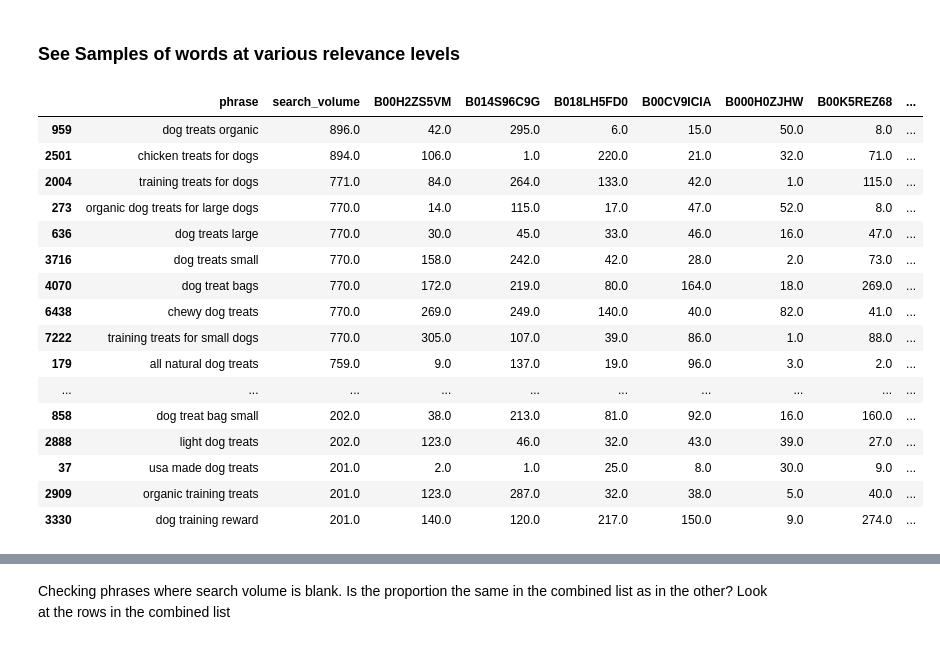
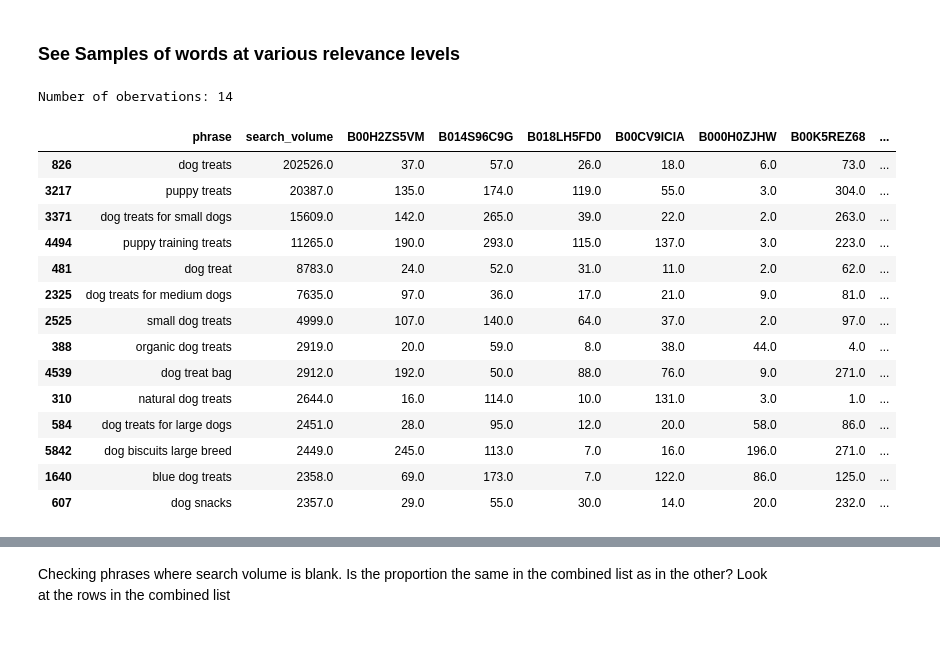
Before and after one commit to RumTumTum/amazon_ad_group_builder, a Jupyter notebook: advertising_split.ipynb, the cells around one changed output, grey strips where cells are left out. Cells and saved outputs as stored; diff of their text form; code cells hidden in the pictures.

```diff
--- a/advertising_split.ipynb
+++ b/advertising_split.ipynb
@@ -228,45 +266,58 @@ relevance_df
 ### See Samples of words at various relevance levels
 # %%
 # set various cutoffs and levels of relevance to show
-cutoff, show_greater_than = 500, 0.9 # rank cutoff to use to create relevance score and relevance score cutoff
-search_volume_cutoff = 1000 #minimum cutoff of search_volume
+cutoff = 500
+
+lower_limit_relevance = 0.9 # rank cutoff to use to create relevance score and relevance score cutoff
+upper_limit_relevance = 1.5
+lower_limit_volume = 2000 #minimum cutoff of search_volume
+upper_limit_volume = 10000000
 show_rows = 1000 # number of rows to show
 data_test = data['combined'].copy()
 
 
-# level_1 = [0.9,1000] # relevance > 0.9 & volume > 1000
-# level_2 = [0.9,0] # relevance > 0.9 & no minimum volume
-# level_3 =
+# Level 1 - Highest Rel High Vol = [0.9,1000] # relevance > 0.9 & volume > 1000
+# Level 2 - High Rel High Vol = [0.4,1000] # relevance > 0.9 & no minimum volume
+# level 3 - High Rel All Volume = [0.4,0]
+# Kitchen Sink  (removing high volume keywords) = [0.1,1000]
+# Level 4 - Almost Kitchen Sink = [0.2,0]
+# Kitchen Sink
 
 
 pd.set_option('display.max_rows', show_rows+1) # temporarily increase the number of rows shown in jupyter
 
 data_test['relevance'] = relevance(data['combined'][data['sheets']], cutoff)
 
-(
+data_test_filtered = (
     data_test[
-            (data_test.relevance > show_greater_than)
+            (data_test.relevance > lower_limit_relevance)
             &
-            (data_test.search_volume <= search_volume_cutoff)
+            (data_test.search_volume >= lower_limit_volume)
+            &
+            (data_test.relevance < upper_limit_relevance)
+            &
+            (data_test.search_volume < upper_limit_volume)
     ]
     .sort_values(by = ['relevance','search_volume'], ascending = False)
-).head(show_rows)
+)
+
+print ("Number of obervations: " + str(data_test_filtered.shape[0]) + '\n')
+data_test_filtered.head(show_rows)
 # data1.sort_values()
 # %% [output]
+Number of obervations: 14
 |  | phrase | search_volume | B00H2ZS5VM | B014S96C9G | B018LH5FD0 | B00CV9ICIA | B000H0ZJHW | B00K5REZ68 | ... |
-| 959 | dog treats organic | 896.0 | 42.0 | 295.0 | 6.0 | 15.0 | 50.0 | 8.0 | ... |
-| 2501 | chicken treats for dogs | 894.0 | 106.0 | 1.0 | 220.0 | 21.0 | 32.0 | 71.0 | ... |
-| 2004 | training treats for dogs | 771.0 | 84.0 | 264.0 | 133.0 | 42.0 | 1.0 | 115.0 | ... |
-| 273 | organic dog treats for large dogs | 770.0 | 14.0 | 115.0 | 17.0 | 47.0 | 52.0 | 8.0 | ... |
-| 636 | dog treats large | 770.0 | 30.0 | 45.0 | 33.0 | 46.0 | 16.0 | 47.0 | ... |
-| 3716 | dog treats small | 770.0 | 158.0 | 242.0 | 42.0 | 28.0 | 2.0 | 73.0 | ... |
-| 4070 | dog treat bags | 770.0 | 172.0 | 219.0 | 80.0 | 164.0 | 18.0 | 269.0 | ... |
-| 6438 | chewy dog treats | 770.0 | 269.0 | 249.0 | 140.0 | 40.0 | 82.0 | 41.0 | ... |
-| 7222 | training treats for small dogs | 770.0 | 305.0 | 107.0 | 39.0 | 86.0 | 1.0 | 88.0 | ... |
-| 179 | all natural dog treats | 759.0 | 9.0 | 137.0 | 19.0 | 96.0 | 3.0 | 2.0 | ... |
-| ... | ... | ... | ... | ... | ... | ... | ... | ... | ... |
-| 858 | dog treat bag small | 202.0 | 38.0 | 213.0 | 81.0 | 92.0 | 16.0 | 160.0 | ... |
-| 2888 | light dog treats | 202.0 | 123.0 | 46.0 | 32.0 | 43.0 | 39.0 | 27.0 | ... |
-| 37 | usa made dog treats | 201.0 | 2.0 | 1.0 | 25.0 | 8.0 | 30.0 | 9.0 | ... |
-| 2909 | organic training treats | 201.0 | 123.0 | 287.0 | 32.0 | 38.0 | 5.0 | 40.0 | ... |
-| 3330 | dog training reward | 201.0 | 140.0 | 120.0 | 217.0 | 150.0 | 9.0 | 274.0 | ... |
+| 826 | dog treats | 202526.0 | 37.0 | 57.0 | 26.0 | 18.0 | 6.0 | 73.0 | ... |
+| 3217 | puppy treats | 20387.0 | 135.0 | 174.0 | 119.0 | 55.0 | 3.0 | 304.0 | ... |
+| 3371 | dog treats for small dogs | 15609.0 | 142.0 | 265.0 | 39.0 | 22.0 | 2.0 | 263.0 | ... |
+| 4494 | puppy training treats | 11265.0 | 190.0 | 293.0 | 115.0 | 137.0 | 3.0 | 223.0 | ... |
+| 481 | dog treat | 8783.0 | 24.0 | 52.0 | 31.0 | 11.0 | 2.0 | 62.0 | ... |
+| 2325 | dog treats for medium dogs | 7635.0 | 97.0 | 36.0 | 17.0 | 21.0 | 9.0 | 81.0 | ... |
+| 2525 | small dog treats | 4999.0 | 107.0 | 140.0 | 64.0 | 37.0 | 2.0 | 97.0 | ... |
+| 388 | organic dog treats | 2919.0 | 20.0 | 59.0 | 8.0 | 38.0 | 44.0 | 4.0 | ... |
+| 4539 | dog treat bag | 2912.0 | 192.0 | 50.0 | 88.0 | 76.0 | 9.0 | 271.0 | ... |
+| 310 | natural dog treats | 2644.0 | 16.0 | 114.0 | 10.0 | 131.0 | 3.0 | 1.0 | ... |
+| 584 | dog treats for large dogs | 2451.0 | 28.0 | 95.0 | 12.0 | 20.0 | 58.0 | 86.0 | ... |
+| 5842 | dog biscuits large breed | 2449.0 | 245.0 | 113.0 | 7.0 | 16.0 | 196.0 | 271.0 | ... |
+| 1640 | blue dog treats | 2358.0 | 69.0 | 173.0 | 7.0 | 122.0 | 86.0 | 125.0 | ... |
+| 607 | dog snacks | 2357.0 | 29.0 | 55.0 | 30.0 | 14.0 | 20.0 | 232.0 | ... |
```
Also changed, not shown: parts of 7 cells of this notebook.
